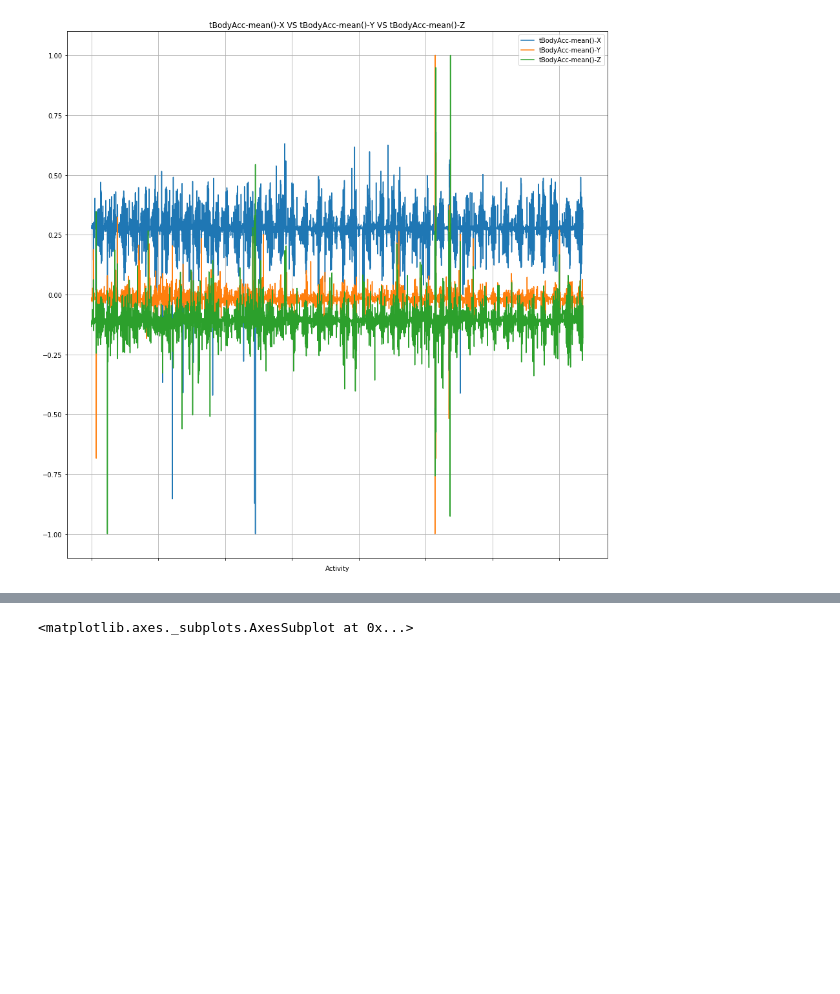
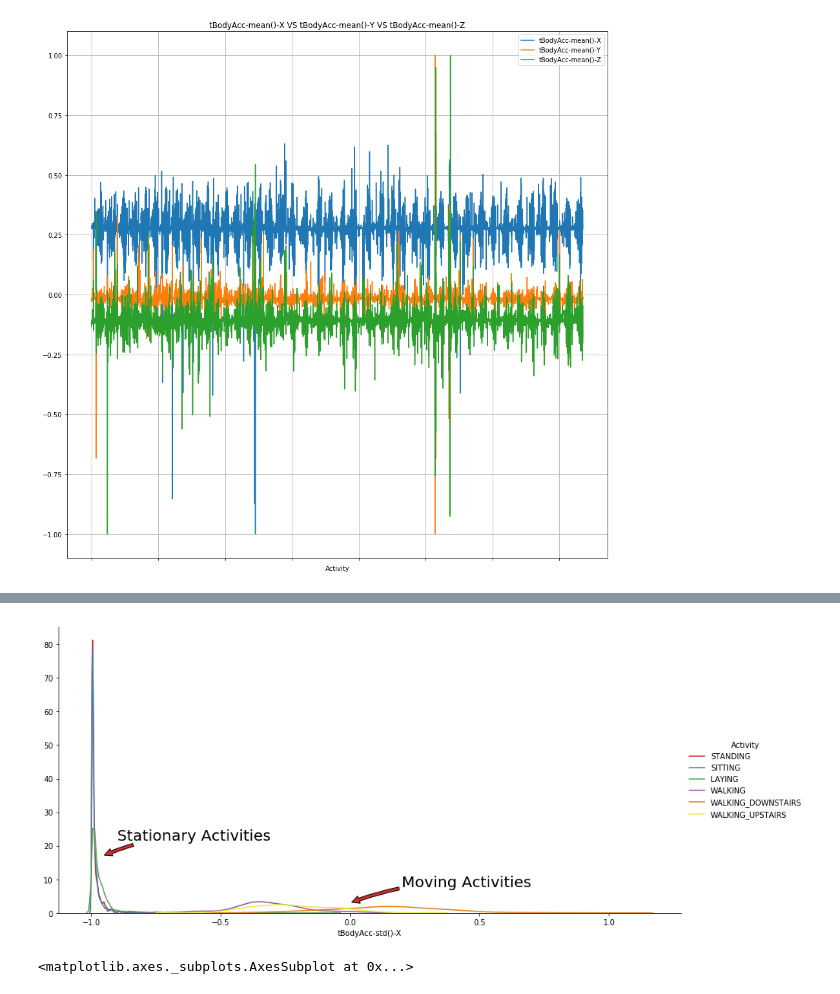
Before and after one commit to hitesh-bansal/SpringBoard-DSC, a Jupyter notebook: human-activity-recognition-with-smartphones/Human_Activity.ipynb, the cells around one changed output, grey strips where cells are left out. Cells and saved outputs as stored; diff of their text form; code cells hidden in the pictures; blank space fills up the shorter version.

```diff
--- a/human-activity-recognition-with-smartphones/Human_Activity.ipynb
+++ b/human-activity-recognition-with-smartphones/Human_Activity.ipynb
@@ -175,3 +194,18 @@ df_SITTING.plot(x = 'tBodyAcc-std()-X' , y = 'tBodyAcc-std()-Z', grid=True)
+# %%
+sns.set_palette("Set1", desat=0.80)
+facetgrid = sns.FacetGrid(df, hue='Activity', size=6,aspect=2)
+facetgrid.map(sns.distplot,'tBodyAcc-std()-X', hist=False)\
+    .add_legend()
+plt.annotate("Stationary Activities", xy=(-0.956,17), xytext=(-0.9, 23), size=20,\
+            va='center', ha='left',\
+            arrowprops=dict(arrowstyle="simple",connectionstyle="arc3,rad=0.1"))
+
+plt.annotate("Moving Activities", xy=(0,3), xytext=(0.2, 9), size=20,\
+            va='center', ha='left',\
+            arrowprops=dict(arrowstyle="simple",connectionstyle="arc3,rad=0.1"))
+plt.show()
+# %% [output]
+[figure, added]
 # %%
 df_SITTING.plot(x = 'Activity',y = 'tBodyAcc-mean()-X', grid=True, title="SITTING")
 df_STANDING.plot(x = 'Activity',y = 'tBodyAcc-mean()-X', grid=True, title="STANDING")
```
Also changed, not shown: parts of 23 cells of this notebook.
